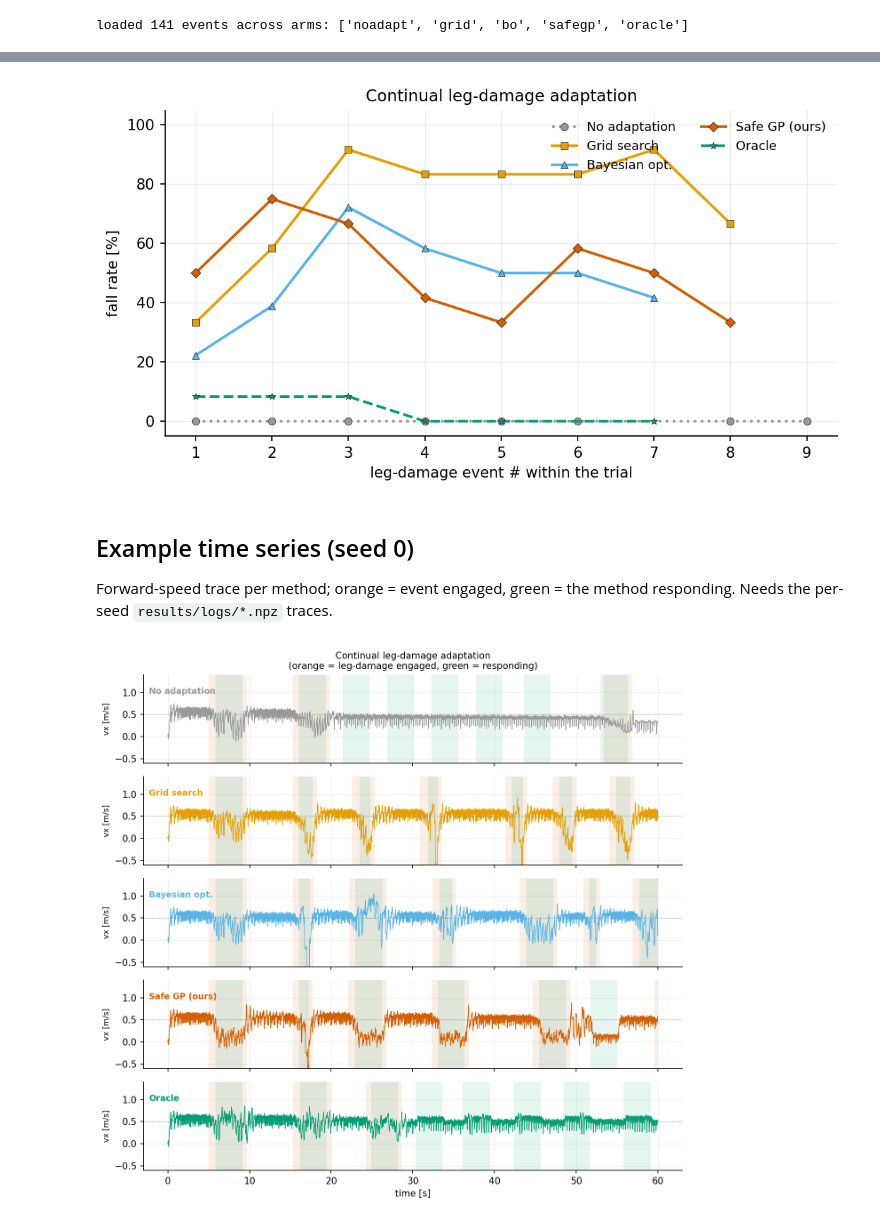
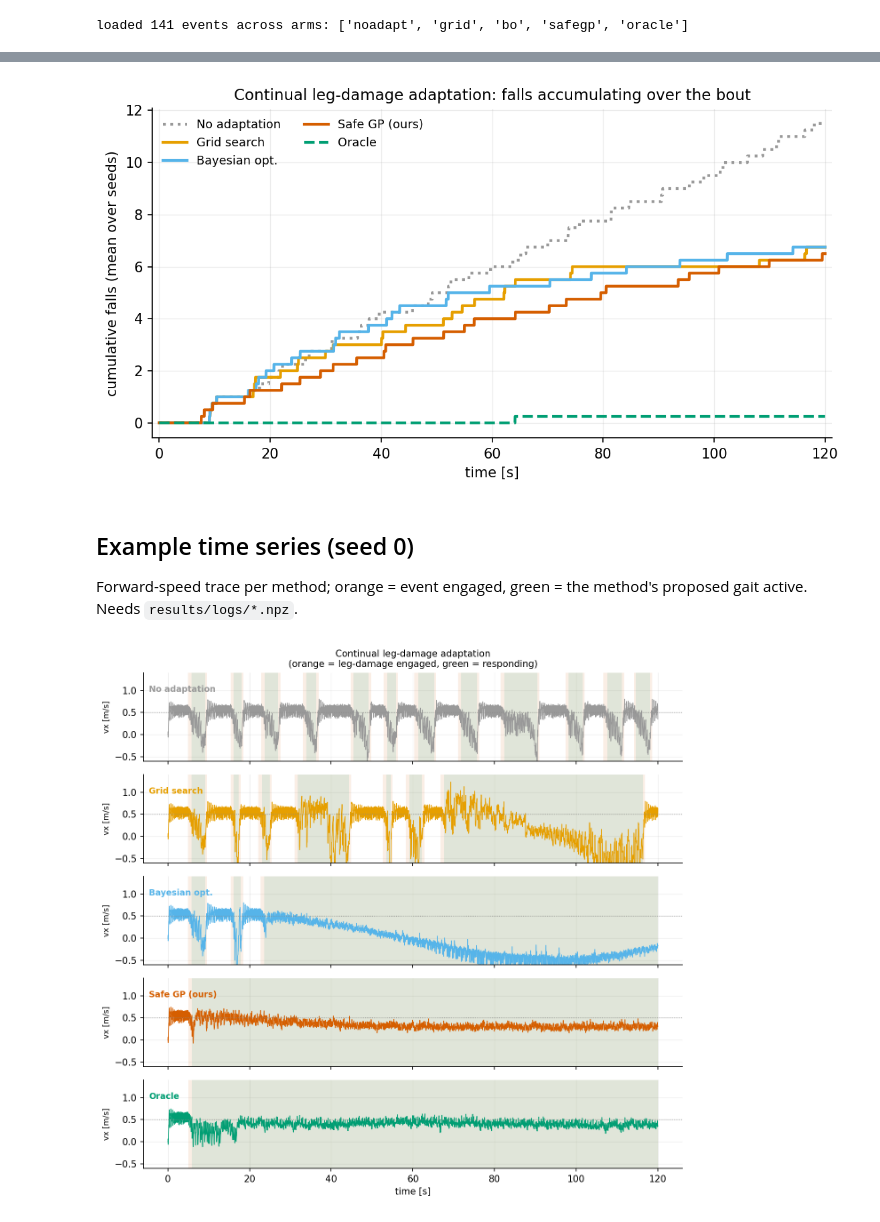
Before and after one commit to biaslab/RAL2026-CPG-ActInf, a Jupyter notebook: experiment-damage-adapt/analyze.ipynb, the cells around one changed output, grey strips where cells are left out. Saved outputs shown, nothing was run; the diff lists cells and outputs as text; code cells hidden in the pictures.

```diff
--- a/experiment-damage-adapt/analyze.ipynb
+++ b/experiment-damage-adapt/analyze.ipynb
@@ -59,15 +58,13 @@ Fall rate vs event number within the trial. The search-based arms (`safegp`, `bo
 # %%
-fig = ca.fig_learning(rows, TITLE, EVENT_WORD,
-                      out_path=os.path.join(FIG_DIR, f'learning_curve.{EXT}'))
+fig = ca.fig_falls_over_time(RESULTS_DIR, TITLE, EVENT_WORD,
+                            out_path=os.path.join(FIG_DIR, f'falls_over_time.{EXT}'))
 # %% [output]
-[figure, old version]
+[figure, new version]
 # %% [markdown]
 ## Example time series (seed 0)
-Forward-speed trace per method; orange = event engaged, green = the method responding. Needs the per-seed `results/logs/*.npz` traces.
+Forward-speed trace per method; orange = event engaged, green = the method's proposed gait active. Needs `results/logs/*.npz`.
 # %%
 fig = ca.fig_timeseries(RESULTS_DIR, TITLE, EVENT_WORD, seed=0,
                         out_path=os.path.join(FIG_DIR, f'timeseries_seed0.{EXT}'))
-if fig is None:
-    print('no per-seed logs found in', os.path.join(RESULTS_DIR, 'logs'))
 # %% [output]
-[figure, old version]
+[figure, new version]
```
Also changed, not shown: parts of 8 cells of this notebook, 12 other files.
